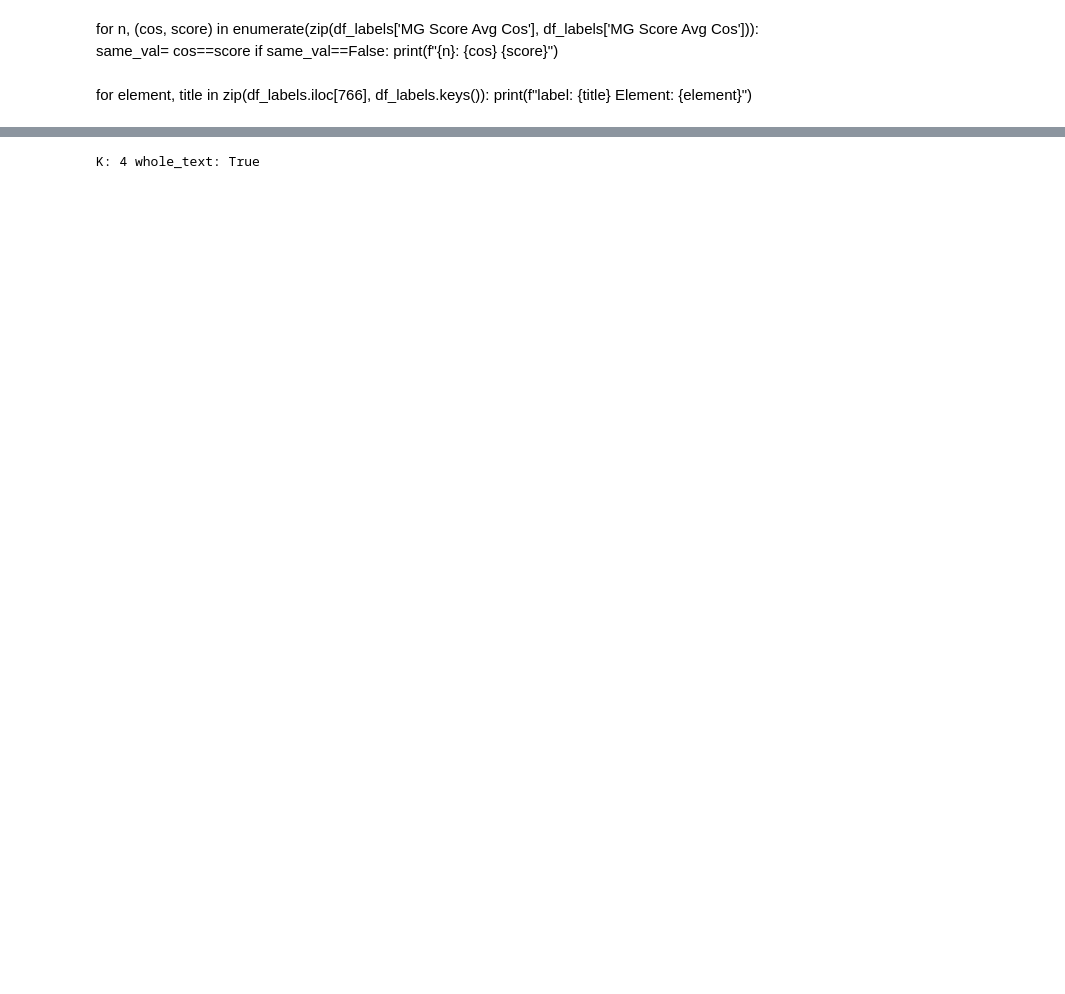
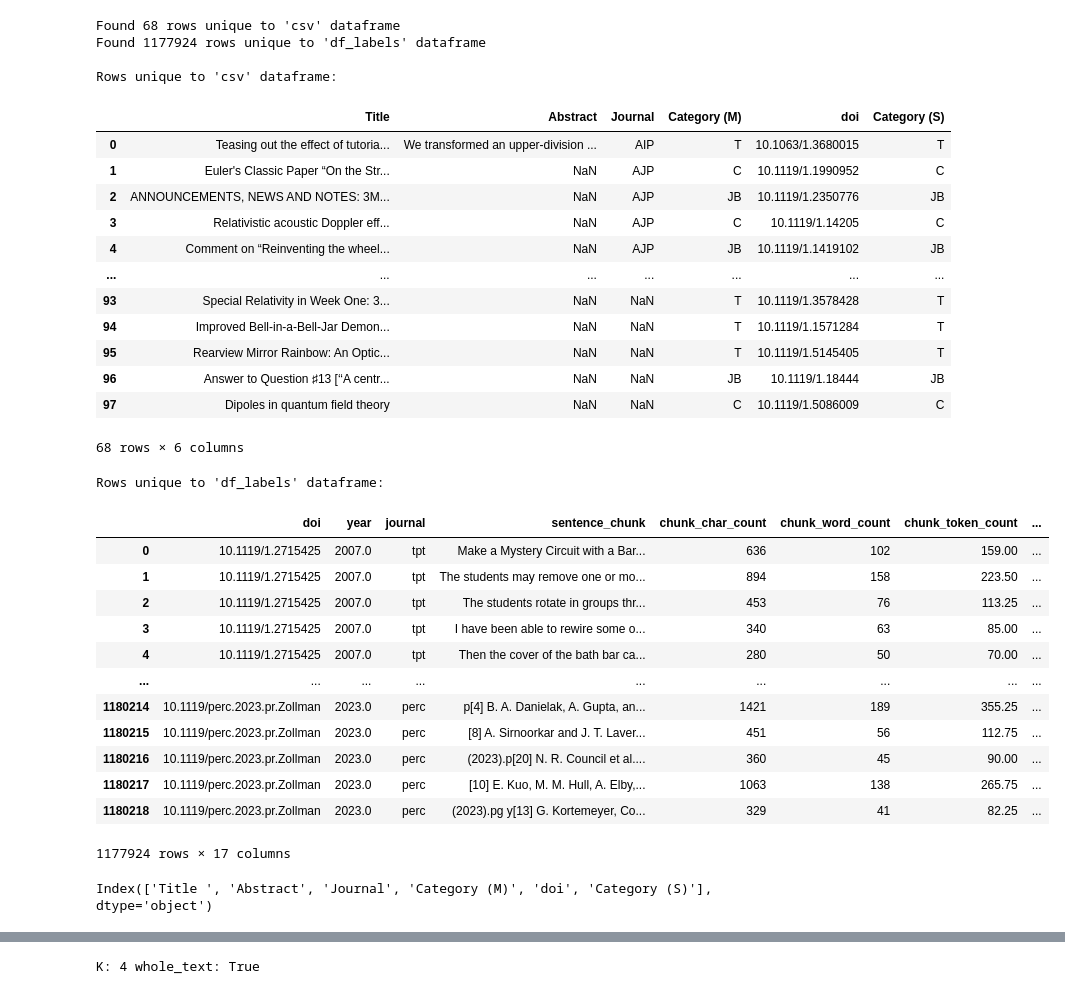
Before and after one commit to MMingyar/thematic_classifier_embeddings, a Jupyter notebook: RAS_total_publication.ipynb, the cells around one changed output, grey strips where cells are left out. Cells and saved outputs as stored; diff of their text form; code cells hidden in the pictures; blank space fills up the shorter version.

```diff
--- a/RAS_total_publication.ipynb
+++ b/RAS_total_publication.ipynb
@@ -311,6 +302,64 @@ df_labels=pd.merge(t_, csv[['Category (M)', 'doi']], on='doi', how="left")
 
 ##At this point, the dataframe has handmade labels for the items that have received them by matching DOI. The labels are in single letter format
 ##the main topic labels need to be converted to this format
+# %%
+df_labels=text_chunks_and_embeddings_df.rename(columns={"title":"Title "})
+csv_dois = set(csv['Title '].dropna())
+labels_dois = set(df_labels['Title '].dropna())
+
+# Find DOIs unique to each dataframe
+dois_only_in_csv = csv_dois - labels_dois
+dois_only_in_labels = labels_dois - csv_dois
+
+# Filter rows based on unique DOIs
+csv_unique_rows = csv[csv['Title '].isin(dois_only_in_csv)]
+labels_unique_rows = df_labels[df_labels['Title '].isin(dois_only_in_labels)]
+
+# Display results
+print(f"Found {len(csv_unique_rows)} rows unique to 'csv' dataframe")
+print(f"Found {len(labels_unique_rows)} rows unique to 'df_labels' dataframe")
+
+print("\nRows unique to 'csv' dataframe:")
+display(csv_unique_rows)
+
+print("\nRows unique to 'df_labels' dataframe:")
+display(labels_unique_rows)
+# %% [output]
+Found 68 rows unique to 'csv' dataframe
+Found 1177924 rows unique to 'df_labels' dataframe
+
+Rows unique to 'csv' dataframe:
+|  | Title | Abstract | Journal | Category (M) | doi | Category (S) |
+| 0 | Teasing out the effect of tutoria... | We transformed an upper-division ... | AIP | T | 10.1063/1.3680015 | T |
+| 1 | Euler's Classic Paper “On the Str... | NaN | AJP | C | 10.1119/1.1990952 | C |
+| 2 | ANNOUNCEMENTS, NEWS AND NOTES: 3M... | NaN | AJP | JB | 10.1119/1.2350776 | JB |
+| 3 | Relativistic acoustic Doppler eff... | NaN | AJP | C | 10.1119/1.14205 | C |
+| 4 | Comment on “Reinventing the wheel... | NaN | AJP | JB | 10.1119/1.1419102 | JB |
+| ... | ... | ... | ... | ... | ... | ... |
+| 93 | Special Relativity in Week One: 3... | NaN | NaN | T | 10.1119/1.3578428 | T |
+| 94 | Improved Bell-in-a-Bell-Jar Demon... | NaN | NaN | T | 10.1119/1.1571284 | T |
+| 95 | Rearview Mirror Rainbow: An Optic... | NaN | NaN | T | 10.1119/1.5145405 | T |
+| 96 | Answer to Question ♯13 [‘‘A centr... | NaN | NaN | JB | 10.1119/1.18444 | JB |
+| 97 | Dipoles in quantum field theory | NaN | NaN | C | 10.1119/1.5086009 | C |
+68 rows × 6 columns
+Rows unique to 'df_labels' dataframe:
+|  | doi | year | journal | sentence_chunk | chunk_char_count | chunk_word_count | chunk_token_count | ... |
+| 0 | 10.1119/1.2715425 | 2007.0 | tpt | Make a Mystery Circuit with a Bar... | 636 | 102 | 159.00 | ... |
+| 1 | 10.1119/1.2715425 | 2007.0 | tpt | The students may remove one or mo... | 894 | 158 | 223.50 | ... |
+| 2 | 10.1119/1.2715425 | 2007.0 | tpt | The students rotate in groups thr... | 453 | 76 | 113.25 | ... |
+| 3 | 10.1119/1.2715425 | 2007.0 | tpt | I have been able to rewire some o... | 340 | 63 | 85.00 | ... |
+| 4 | 10.1119/1.2715425 | 2007.0 | tpt | Then the cover of the bath bar ca... | 280 | 50 | 70.00 | ... |
+| ... | ... | ... | ... | ... | ... | ... | ... | ... |
+| 1180214 | 10.1119/perc.2023.pr.Zollman | 2023.0 | perc | p[4] B. A. Danielak, A. Gupta, an... | 1421 | 189 | 355.25 | ... |
+| 1180215 | 10.1119/perc.2023.pr.Zollman | 2023.0 | perc | [8] A. Sirnoorkar and J. T. Laver... | 451 | 56 | 112.75 | ... |
+| 1180216 | 10.1119/perc.2023.pr.Zollman | 2023.0 | perc | (2023).p[20] N. R. Council et al.... | 360 | 45 | 90.00 | ... |
+| 1180217 | 10.1119/perc.2023.pr.Zollman | 2023.0 | perc | [10] E. Kuo, M. M. Hull, A. Elby,... | 1063 | 138 | 265.75 | ... |
+| 1180218 | 10.1119/perc.2023.pr.Zollman | 2023.0 | perc | (2023).pg y[13] G. Kortemeyer, Co... | 329 | 41 | 82.25 | ... |
+1177924 rows × 17 columns
+# %%
+csv.keys()
+# %% [output]
+Index(['Title ', 'Abstract', 'Journal', 'Category (M)', 'doi', 'Category (S)'], dtype='object')
 # %%
 ##Calcualting the topic score after weights have been applied.
 
@@ -350,11 +399,3 @@ df_labels['MG Score Avg Score'] = df_labels[weighted_ql].idxmax(axis=1).str.repl
 
 ##Want to also calculate here the labels based on assigning a topic score to each sentence chunk, then averaging that
 ##and seeing which one of those works better.
-# %% [markdown]
-for n,  (cos, score) in enumerate(zip(df_labels['MG Score Avg Cos'], df_labels['MG Score Avg Cos'])):
-    same_val= cos==score
-    if same_val==False:
-        print(f"{n}: {cos} {score}")
-# %% [markdown]
-for element, title in zip(df_labels.iloc[766], df_labels.keys()):
-    print(f"label: {title} Element: {element}")
```
Also changed, not shown: parts of 7 cells of this notebook.
